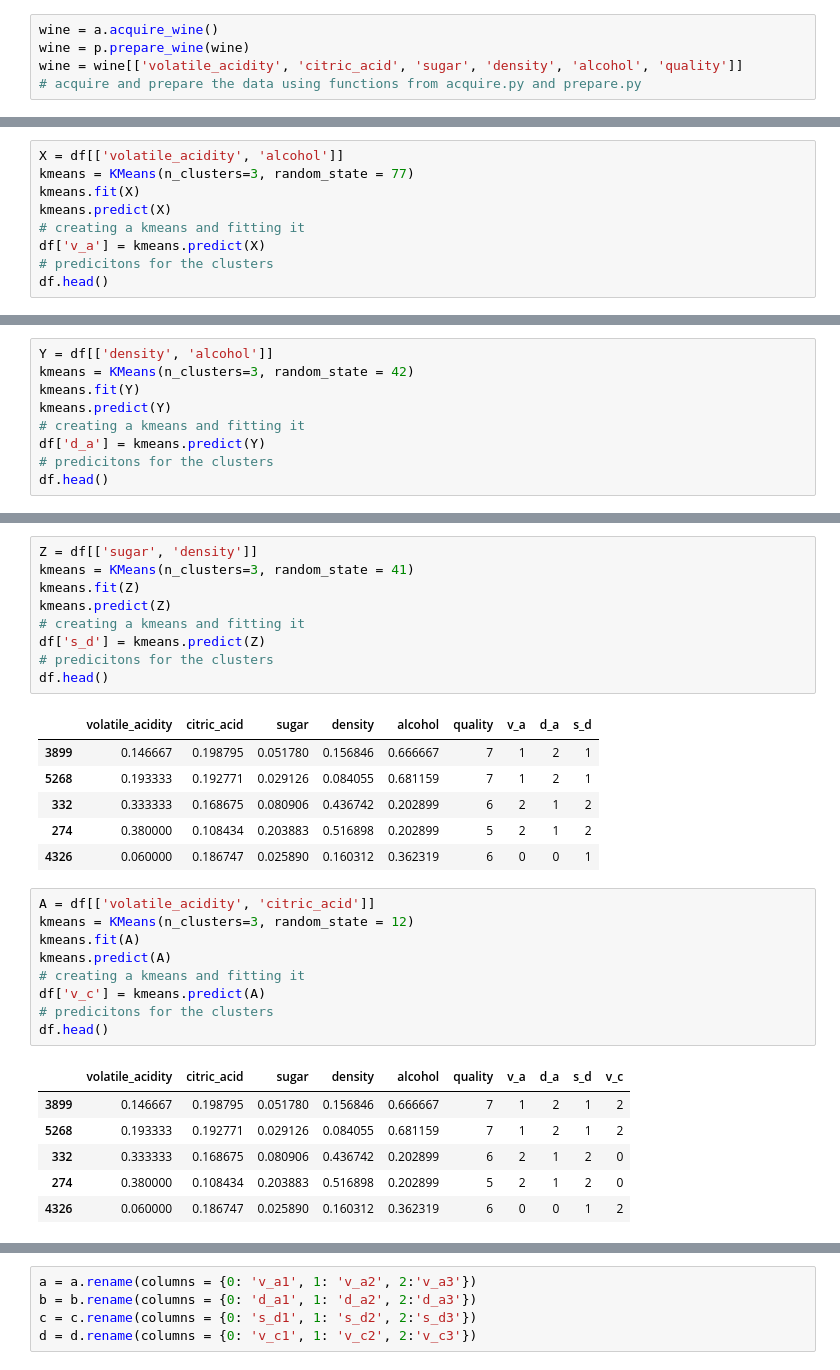
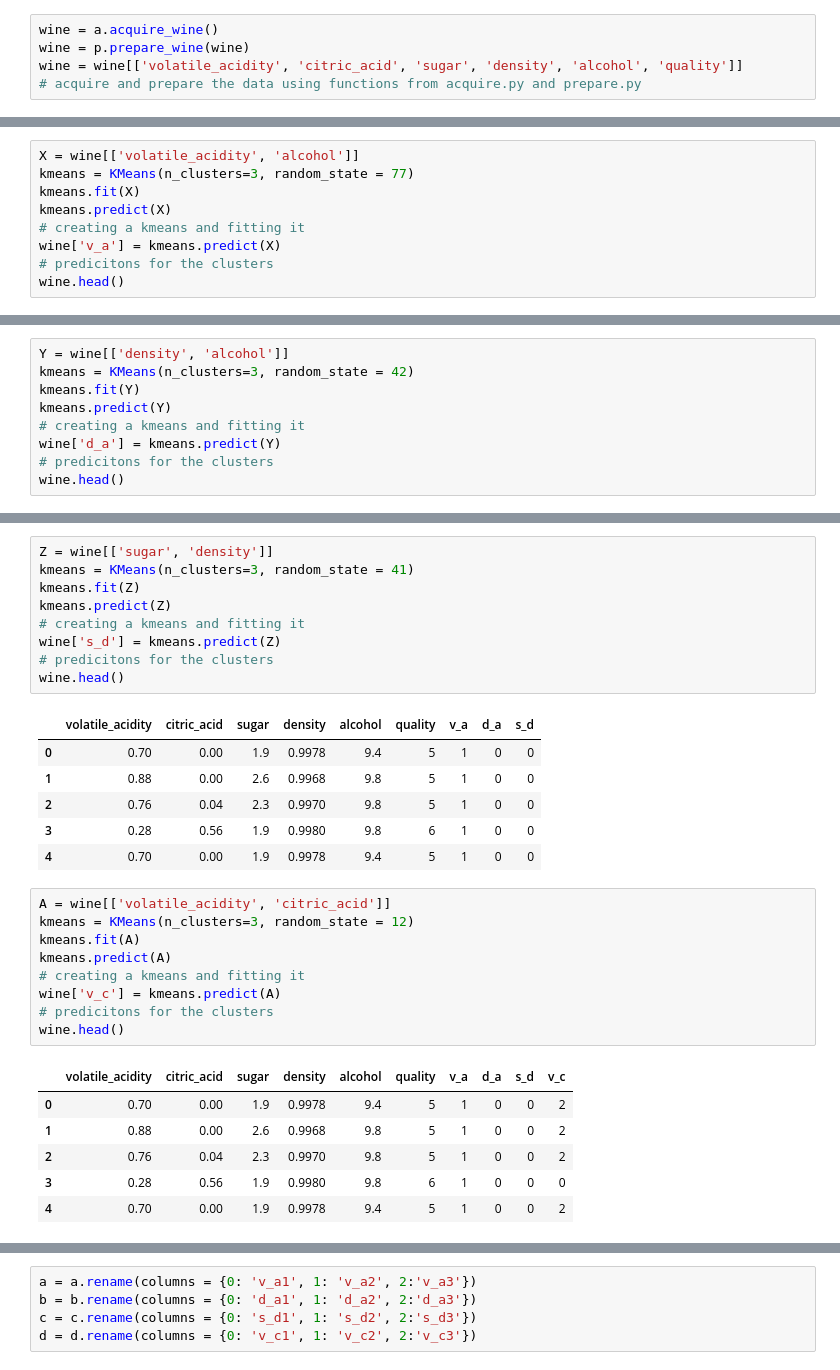
Before and after one commit to Fine-Wine/clustering-project-wine, a Jupyter notebook: Modeling.ipynb, the cells around one changed output, grey strips where cells are left out. Drawn from its saved outputs; the diff is of its cells as text.

```diff
--- a/Modeling.ipynb
+++ b/Modeling.ipynb
@@ -72,11 +41,11 @@ df
 # %%
-X = df[['volatile_acidity', 'alcohol']]
+X = wine[['volatile_acidity', 'alcohol']]
 kmeans = KMeans(n_clusters=3, random_state = 77)
 kmeans.fit(X)
 kmeans.predict(X)
 # creating a kmeans and fitting it
-df['v_a'] = kmeans.predict(X)
+wine['v_a'] = kmeans.predict(X)
 # predicitons for the clusters
-df.head()
+wine.head()
 # %% [output]
 |  | volatile_acidity | citric_acid | sugar | density | alcohol | quality | v_a |
@@ -88,11 +57,11 @@ df.head()
 # %%
-Y = df[['density', 'alcohol']]
+Y = wine[['density', 'alcohol']]
 kmeans = KMeans(n_clusters=3, random_state = 42)
 kmeans.fit(Y)
 kmeans.predict(Y)
 # creating a kmeans and fitting it
-df['d_a'] = kmeans.predict(Y)
+wine['d_a'] = kmeans.predict(Y)
 # predicitons for the clusters
-df.head()
+wine.head()
 # %% [output]
 |  | volatile_acidity | citric_acid | sugar | density | alcohol | quality | v_a | d_a |
@@ -104,33 +73,33 @@ df.head()
 # %%
-Z = df[['sugar', 'density']]
+Z = wine[['sugar', 'density']]
 kmeans = KMeans(n_clusters=3, random_state = 41)
 kmeans.fit(Z)
 kmeans.predict(Z)
 # creating a kmeans and fitting it
-df['s_d'] = kmeans.predict(Z)
+wine['s_d'] = kmeans.predict(Z)
 # predicitons for the clusters
-df.head()
+wine.head()
 # %% [output]
 |  | volatile_acidity | citric_acid | sugar | density | alcohol | quality | v_a | d_a | s_d |
-| 3899 | 0.146667 | 0.198795 | 0.051780 | 0.156846 | 0.666667 | 7 | 1 | 2 | 1 |
-| 5268 | 0.193333 | 0.192771 | 0.029126 | 0.084055 | 0.681159 | 7 | 1 | 2 | 1 |
-| 332 | 0.333333 | 0.168675 | 0.080906 | 0.436742 | 0.202899 | 6 | 2 | 1 | 2 |
-| 274 | 0.380000 | 0.108434 | 0.203883 | 0.516898 | 0.202899 | 5 | 2 | 1 | 2 |
-| 4326 | 0.060000 | 0.186747 | 0.025890 | 0.160312 | 0.362319 | 6 | 0 | 0 | 1 |
+| 0 | 0.70 | 0.00 | 1.9 | 0.9978 | 9.4 | 5 | 1 | 0 | 0 |
+| 1 | 0.88 | 0.00 | 2.6 | 0.9968 | 9.8 | 5 | 1 | 0 | 0 |
+| 2 | 0.76 | 0.04 | 2.3 | 0.9970 | 9.8 | 5 | 1 | 0 | 0 |
+| 3 | 0.28 | 0.56 | 1.9 | 0.9980 | 9.8 | 6 | 1 | 0 | 0 |
+| 4 | 0.70 | 0.00 | 1.9 | 0.9978 | 9.4 | 5 | 1 | 0 | 0 |
 # %%
-A = df[['volatile_acidity', 'citric_acid']]
+A = wine[['volatile_acidity', 'citric_acid']]
 kmeans = KMeans(n_clusters=3, random_state = 12)
 kmeans.fit(A)
 kmeans.predict(A)
 # creating a kmeans and fitting it
-df['v_c'] = kmeans.predict(A)
+wine['v_c'] = kmeans.predict(A)
 # predicitons for the clusters
-df.head()
+wine.head()
 # %% [output]
 |  | volatile_acidity | citric_acid | sugar | density | alcohol | quality | v_a | d_a | s_d | v_c |
-| 3899 | 0.146667 | 0.198795 | 0.051780 | 0.156846 | 0.666667 | 7 | 1 | 2 | 1 | 2 |
-| 5268 | 0.193333 | 0.192771 | 0.029126 | 0.084055 | 0.681159 | 7 | 1 | 2 | 1 | 2 |
-| 332 | 0.333333 | 0.168675 | 0.080906 | 0.436742 | 0.202899 | 6 | 2 | 1 | 2 | 0 |
-| 274 | 0.380000 | 0.108434 | 0.203883 | 0.516898 | 0.202899 | 5 | 2 | 1 | 2 | 0 |
-| 4326 | 0.060000 | 0.186747 | 0.025890 | 0.160312 | 0.362319 | 6 | 0 | 0 | 1 | 2 |
+| 0 | 0.70 | 0.00 | 1.9 | 0.9978 | 9.4 | 5 | 1 | 0 | 0 | 2 |
+| 1 | 0.88 | 0.00 | 2.6 | 0.9968 | 9.8 | 5 | 1 | 0 | 0 | 2 |
+| 2 | 0.76 | 0.04 | 2.3 | 0.9970 | 9.8 | 5 | 1 | 0 | 0 | 2 |
+| 3 | 0.28 | 0.56 | 1.9 | 0.9980 | 9.8 | 6 | 1 | 0 | 0 | 0 |
+| 4 | 0.70 | 0.00 | 1.9 | 0.9978 | 9.4 | 5 | 1 | 0 | 0 | 2 |
 # %%
```
Also changed, not shown: parts of 102 cells of this notebook.
